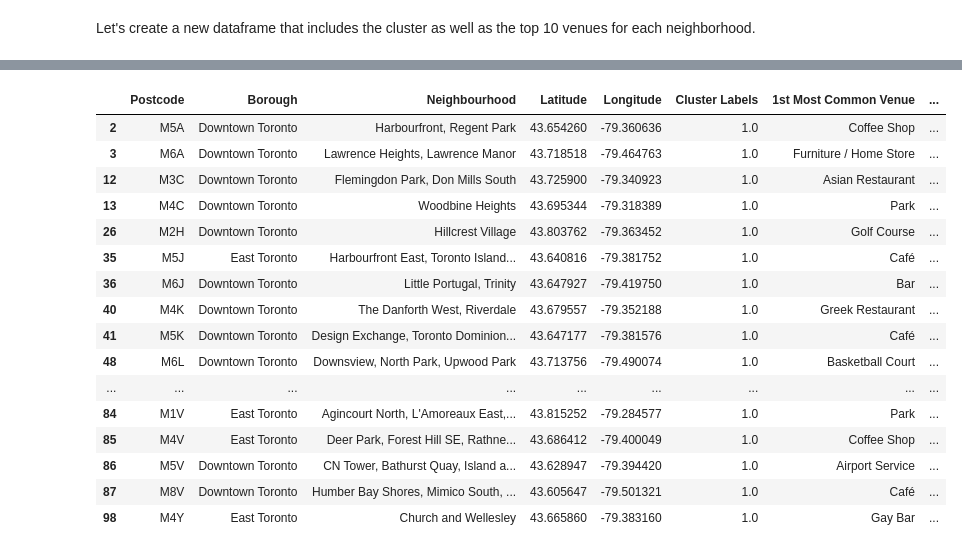
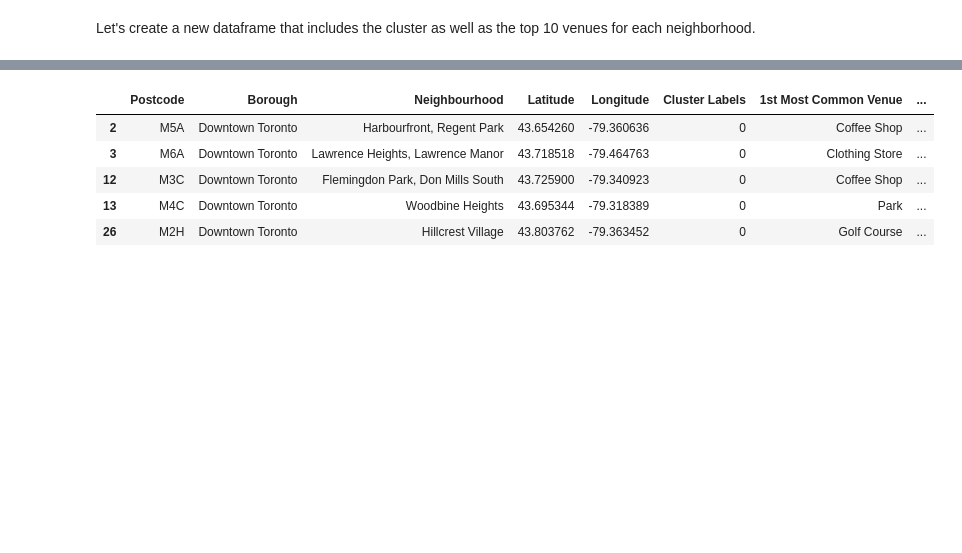
Before and after one commit to rathapech/Boston_Crimes, a Jupyter notebook: toronto_neighbourhood_clustering.ipynb, the cells around one changed output, grey strips where cells are left out. Cells and saved outputs as stored; diff of their text form; code cells hidden in the pictures; blank space fills up the shorter version.

```diff
--- a/toronto_neighbourhood_clustering.ipynb
+++ b/toronto_neighbourhood_clustering.ipynb
@@ -430,7 +408,7 @@ neighborhoods_venues_sorted.head()
 Run k-means to cluster the neighborhood into 5 clusters.
 # %%
 # set number of clusters
-kclusters = 5
+kclusters = 7
 
 toronto_grouped_clustering = toronto_grouped.drop('Neighborhood', 1)
 
@@ -475,25 +435,14 @@ toronto_merged # check the last columns!
 # %%
 # Drop NaN records
 toronto_merged = toronto_merged.dropna()
-toronto_merged
+toronto_merged.head()
 # %% [output]
 |  | Postcode | Borough | Neighbourhood | Latitude | Longitude | Cluster Labels | 1st Most Common Venue | ... |
-| 2 | M5A | Downtown Toronto | Harbourfront, Regent Park | 43.654260 | -79.360636 | 1.0 | Coffee Shop | ... |
-| 3 | M6A | Downtown Toronto | Lawrence Heights, Lawrence Manor | 43.718518 | -79.464763 | 1.0 | Furniture / Home Store | ... |
-| 12 | M3C | Downtown Toronto | Flemingdon Park, Don Mills South | 43.725900 | -79.340923 | 1.0 | Asian Restaurant | ... |
-| 13 | M4C | Downtown Toronto | Woodbine Heights | 43.695344 | -79.318389 | 1.0 | Park | ... |
-| 26 | M2H | Downtown Toronto | Hillcrest Village | 43.803762 | -79.363452 | 1.0 | Golf Course | ... |
-| 35 | M5J | East Toronto | Harbourfront East, Toronto Island... | 43.640816 | -79.381752 | 1.0 | Café | ... |
-| 36 | M6J | Downtown Toronto | Little Portugal, Trinity | 43.647927 | -79.419750 | 1.0 | Bar | ... |
-| 40 | M4K | Downtown Toronto | The Danforth West, Riverdale | 43.679557 | -79.352188 | 1.0 | Greek Restaurant | ... |
-| 41 | M5K | Downtown Toronto | Design Exchange, Toronto Dominion... | 43.647177 | -79.381576 | 1.0 | Café | ... |
-| 48 | M6L | Downtown Toronto | Downsview, North Park, Upwood Park | 43.713756 | -79.490074 | 1.0 | Basketball Court | ... |
-| ... | ... | ... | ... | ... | ... | ... | ... | ... |
-| 84 | M1V | East Toronto | Agincourt North, L'Amoreaux East,... | 43.815252 | -79.284577 | 1.0 | Park | ... |
-| 85 | M4V | East Toronto | Deer Park, Forest Hill SE, Rathne... | 43.686412 | -79.400049 | 1.0 | Coffee Shop | ... |
-| 86 | M5V | Downtown Toronto | CN Tower, Bathurst Quay, Island a... | 43.628947 | -79.394420 | 1.0 | Airport Service | ... |
-| 87 | M8V | Downtown Toronto | Humber Bay Shores, Mimico South, ... | 43.605647 | -79.501321 | 1.0 | Café | ... |
-| 98 | M4Y | East Toronto | Church and Wellesley | 43.665860 | -79.383160 | 1.0 | Gay Bar | ... |
+| 2 | M5A | Downtown Toronto | Harbourfront, Regent Park | 43.654260 | -79.360636 | 0 | Coffee Shop | ... |
+| 3 | M6A | Downtown Toronto | Lawrence Heights, Lawrence Manor | 43.718518 | -79.464763 | 0 | Clothing Store | ... |
+| 12 | M3C | Downtown Toronto | Flemingdon Park, Don Mills South | 43.725900 | -79.340923 | 0 | Coffee Shop | ... |
+| 13 | M4C | Downtown Toronto | Woodbine Heights | 43.695344 | -79.318389 | 0 | Park | ... |
+| 26 | M2H | Downtown Toronto | Hillcrest Village | 43.803762 | -79.363452 | 0 | Golf Course | ... |
 # %%
 # create map
 map_clusters = folium.Map(location=[latitude, longitude], zoom_start=11)
```
Also changed, not shown: parts of 11 cells of this notebook, 1 other file.
